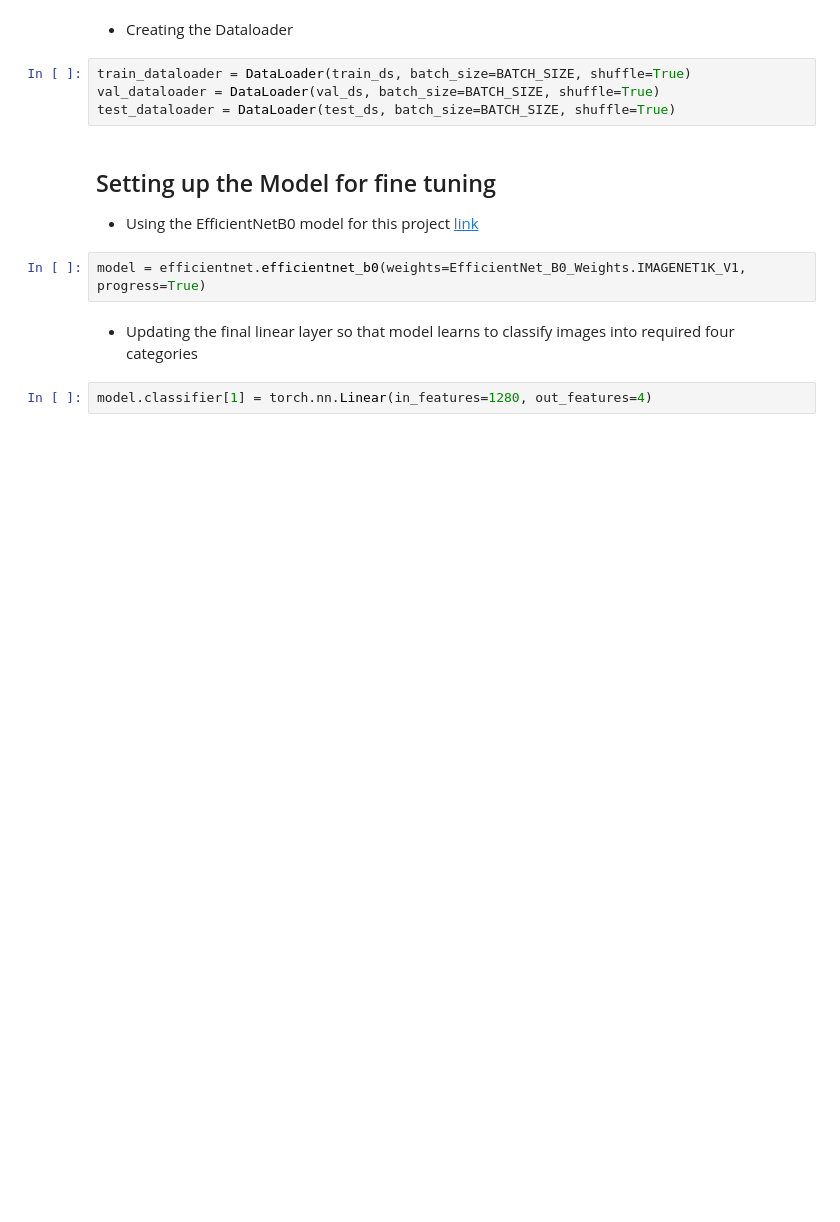
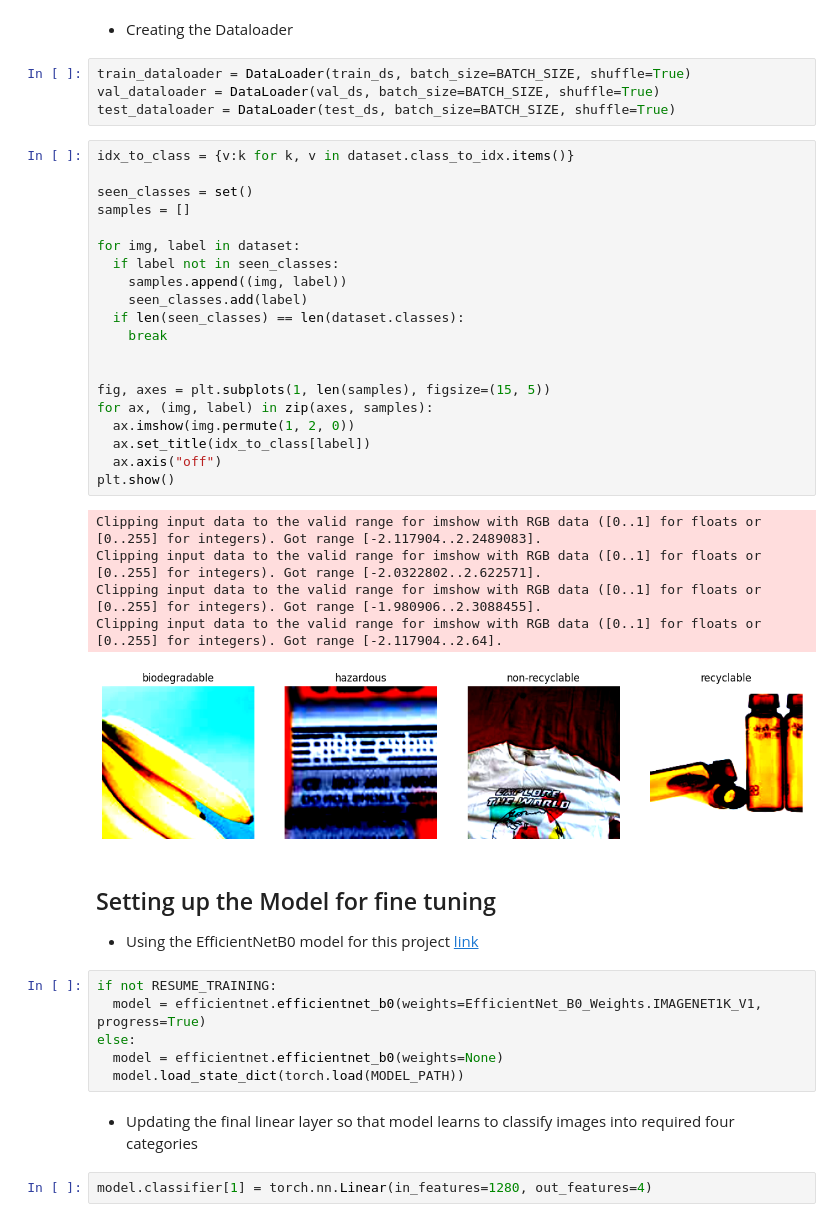
Before and after one commit to iam-tarun/EcoSort-AI, a Jupyter notebook: model_training/training.ipynb, the cells around one changed output. Drawn from its saved outputs; the diff is of its cells as text; blank space fills up the shorter version.

Commit message:
add sample images from each class

```diff
--- a/model_training/training.ipynb
+++ b/model_training/training.ipynb
@@ -79,11 +82,41 @@ test size - 2328
 train_dataloader = DataLoader(train_ds, batch_size=BATCH_SIZE, shuffle=True)
 val_dataloader = DataLoader(val_ds, batch_size=BATCH_SIZE, shuffle=True)
 test_dataloader = DataLoader(test_ds, batch_size=BATCH_SIZE, shuffle=True)
+# %%
+idx_to_class = {v:k for k, v in dataset.class_to_idx.items()}
+
+seen_classes = set()
+samples = []
+
+for img, label in dataset:
+  if label not in seen_classes:
+    samples.append((img, label))
+    seen_classes.add(label)
+  if len(seen_classes) == len(dataset.classes):
+    break
+
+
+fig, axes = plt.subplots(1, len(samples), figsize=(15, 5))
+for ax, (img, label) in zip(axes, samples):
+  ax.imshow(img.permute(1, 2, 0))
+  ax.set_title(idx_to_class[label])
+  ax.axis("off")
+plt.show()
+# %% [output]
+Clipping input data to the valid range for imshow with RGB data ([0..1] for floats or [0..255] for integers). Got range [-2.117904..2.2489083].
+Clipping input data to the valid range for imshow with RGB data ([0..1] for floats or [0..255] for integers). Got range [-2.0322802..2.622571].
+Clipping input data to the valid range for imshow with RGB data ([0..1] for floats or [0..255] for integers). Got range [-1.980906..2.3088455].
+Clipping input data to the valid range for imshow with RGB data ([0..1] for floats or [0..255] for integers). Got range [-2.117904..2.64].
+[figure, added]
 # %% [markdown]
 ## Setting up the Model for fine tuning
 - Using the EfficientNetB0 model for this project [link](https://arxiv.org/abs/1905.11946)
 # %%
-model = efficientnet.efficientnet_b0(weights=EfficientNet_B0_Weights.IMAGENET1K_V1, progress=True)
+if not RESUME_TRAINING:
+  model = efficientnet.efficientnet_b0(weights=EfficientNet_B0_Weights.IMAGENET1K_V1, progress=True)
+else:
+  model = efficientnet.efficientnet_b0(weights=None)
+  model.load_state_dict(torch.load(MODEL_PATH))
 # %% [markdown]
 - Updating the final linear layer so that model learns to classify images into required four categories
 # %%
```
Also changed, not shown: parts of 2 cells of this notebook.
